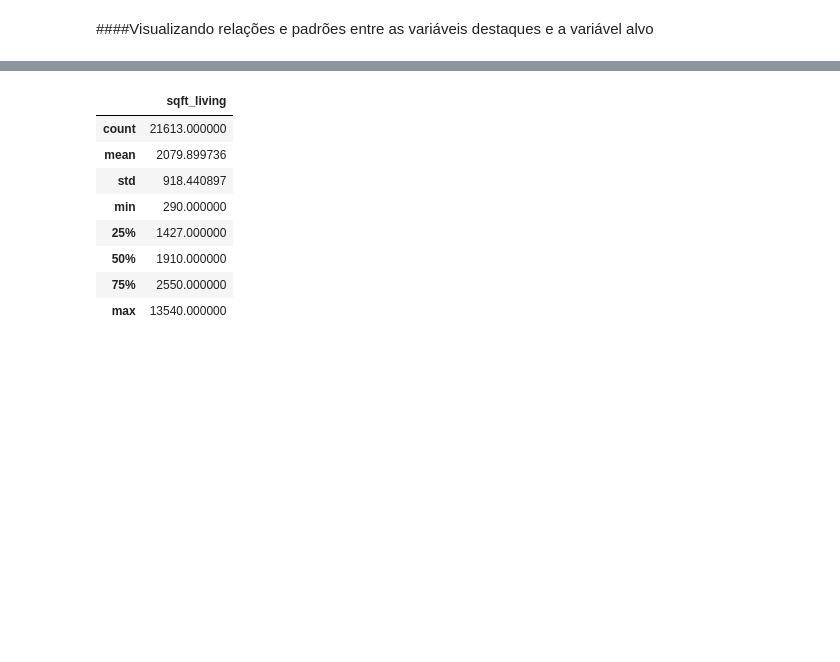
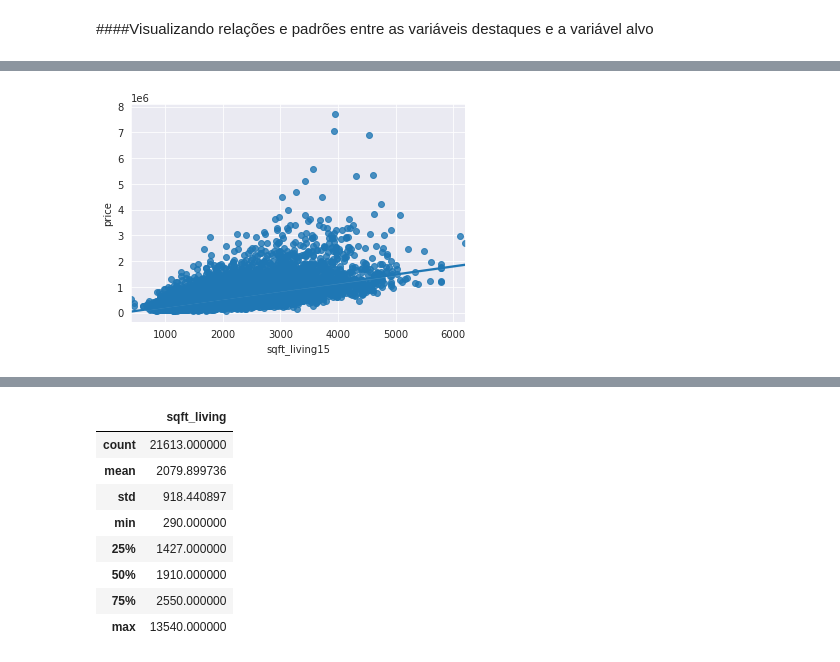
Before and after one commit to ADMEricOliveiraDSA/an-lise-de-dados-semi-estruturado-, a Jupyter notebook: Prevendo_Valores_de_imóveis_em_King_County_EUA.ipynb, the cells around one changed output, grey strips where cells are left out. Saved outputs shown, nothing was run; the diff lists cells and outputs as text; code cells hidden in the pictures; blank space fills up the shorter version.

```diff
--- a/Prevendo_Valores_de_imóveis_em_King_County_EUA.ipynb
+++ b/Prevendo_Valores_de_imóveis_em_King_County_EUA.ipynb
@@ -169,0 +169,6 @@ sns.scatterplot(df.bedrooms,df.price);
+# %%
+
+# Pés quadrados acima de 15 metros x preço
+sns.regplot(df.sqft_living15,df.price);
+# %% [output]
+[figure, added]
```
Also changed, not shown: parts of 28 cells of this notebook.
